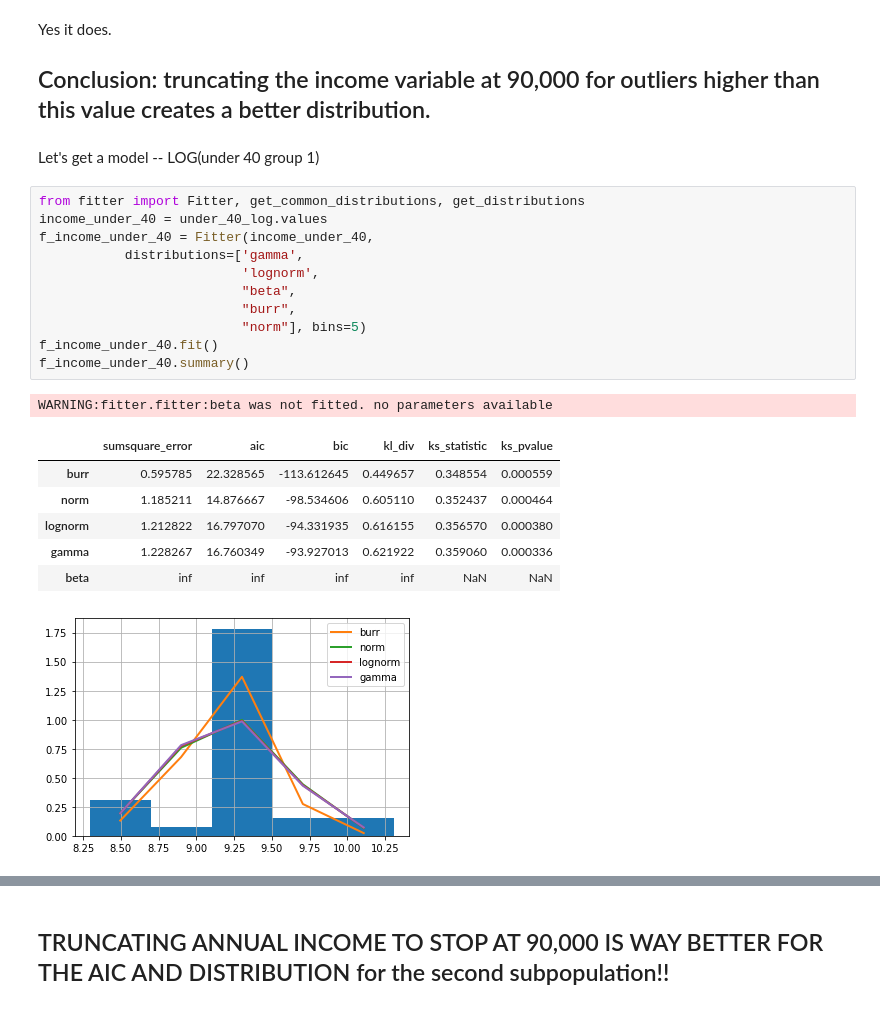
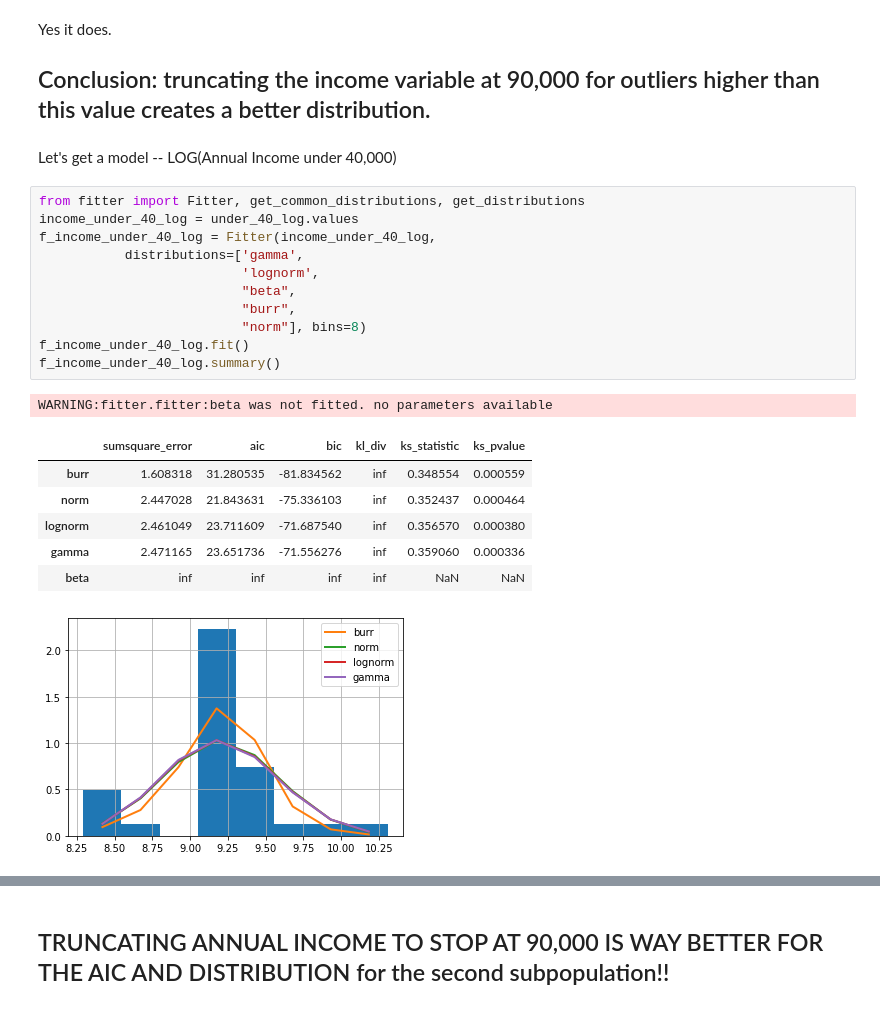
Before and after one commit to emilienaples/people_news_trust, a Jupyter notebook: people_news.ipynb, the cells around one changed output, grey strips where cells are left out. Saved outputs shown, nothing was run; the diff lists cells and outputs as text.

```diff
--- a/people_news.ipynb
+++ b/people_news.ipynb
@@ -572,25 +422,25 @@ sns.displot(data=between_40_90_log)
 Yes it does.
 ## Conclusion: truncating the income variable at 90,000 for outliers higher than this value creates a better distribution.
 # %% [markdown]
-Let's get a model -- LOG(under 40 group 1)
+Let's get a model -- LOG(Annual Income under 40,000)
 # %%
 from fitter import Fitter, get_common_distributions, get_distributions
-income_under_40 = under_40_log.values
-f_income_under_40 = Fitter(income_under_40,
+income_under_40_log = under_40_log.values
+f_income_under_40_log = Fitter(income_under_40_log,
            distributions=['gamma',
                           'lognorm',
                           "beta",
                           "burr",
-                          "norm"], bins=5)
-f_income_under_40.fit()
-f_income_under_40.summary()
+                          "norm"], bins=8)
+f_income_under_40_log.fit()
+f_income_under_40_log.summary()
 # %% [output]
 WARNING:fitter.fitter:beta was not fitted. no parameters available
 |  | sumsquare_error | aic | bic | kl_div | ks_statistic | ks_pvalue |
-| burr | 0.595785 | 22.328565 | -113.612645 | 0.449657 | 0.348554 | 0.000559 |
-| norm | 1.185211 | 14.876667 | -98.534606 | 0.605110 | 0.352437 | 0.000464 |
-| lognorm | 1.212822 | 16.797070 | -94.331935 | 0.616155 | 0.356570 | 0.000380 |
-| gamma | 1.228267 | 16.760349 | -93.927013 | 0.621922 | 0.359060 | 0.000336 |
+| burr | 1.608318 | 31.280535 | -81.834562 | inf | 0.348554 | 0.000559 |
+| norm | 2.447028 | 21.843631 | -75.336103 | inf | 0.352437 | 0.000464 |
+| lognorm | 2.461049 | 23.711609 | -71.687540 | inf | 0.356570 | 0.000380 |
+| gamma | 2.471165 | 23.651736 | -71.556276 | inf | 0.359060 | 0.000336 |
 | beta | inf | inf | inf | inf | NaN | NaN |
-[figure, old version]
+[figure, new version]
 # %%
```
Also changed, not shown: parts of 126 cells of this notebook.
